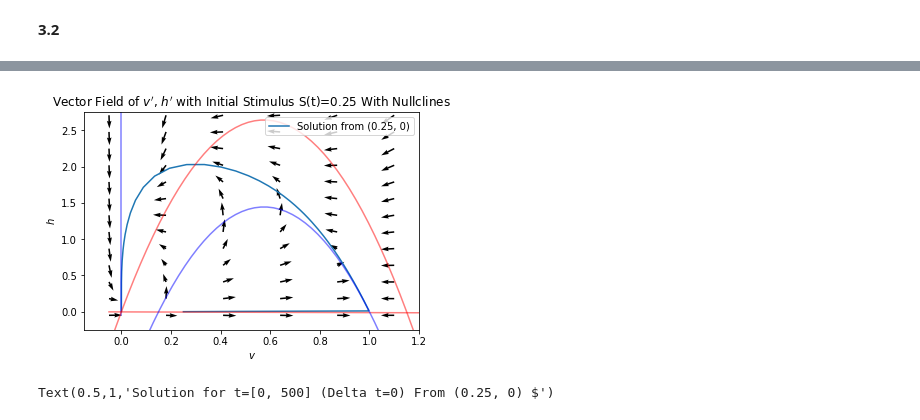
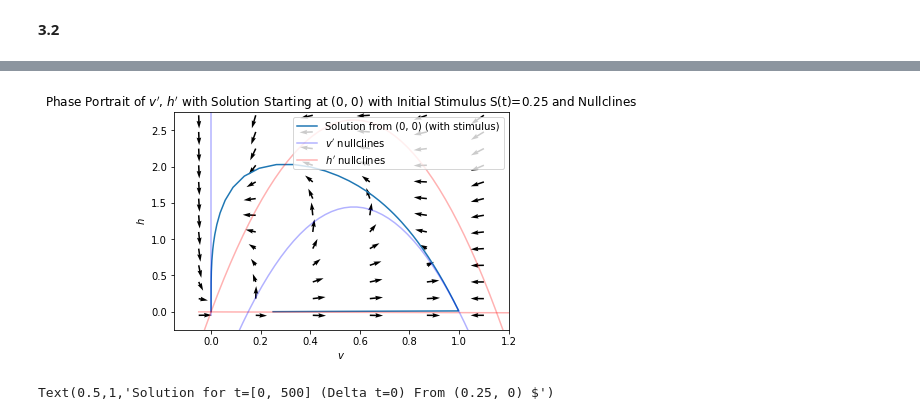
Before and after one commit to sloughlin/differential-equations, a Jupyter notebook: Project3.ipynb, the cells around one changed output, grey strips where cells are left out. Drawn from its saved outputs; the diff is of its cells as text; code cells hidden in the pictures.

```diff
--- a/Project3.ipynb
+++ b/Project3.ipynb
@@ -7,7 +7,7 @@ from scipy.integrate import ode
 # %%
 # See Wk11_ODESystems.pdf
 #plot in phase space = plot against one another
-def integrator(dx, dy, t_interval, initial_conditions, init=None):
+def integrator(dx, dy, t_interval, initial_conditions, init=None, T=None):
     def vdp1(t, y, init=init):
         a = 0.15
         k = 8
@@ -21,7 +21,9 @@ def integrator(dx, dy, t_interval, initial_conditions, init=None):
     #     dydt[0] = y[1]
     #     dydt[0] = h
 #         dydt[0] = -k*v*(v-a)*(v-1) - v*h
-        if init is not None:
+        if T is not None:
+            dydt[0] = dx(y[0], y[1], t, init, T)
+        elif init is not None:
             dydt[0] = dx(y[0], y[1], t, init)
         else:
             dydt[0] = dx(y[0], y[1], t)
@@ -36,7 +38,6 @@ def integrator(dx, dy, t_interval, initial_conditions, init=None):
 
 #     t_int = np.linspace(t0, t1+1, 500) # points of evaluation of solution
     t_int = np.arange(t0, t1+1, 0.2)
-    print
     # initial value
     y0 = initial_conditions
 
@@ -212,7 +209,7 @@ mu2 = 0.3
 v_interval = [-0.05, 1.2]
 h_interval = [-0.05, 2.75]
 
-labels = ['v', 'h', 'Nullclines of $v\'$ and $h\'$']
+labels = ['v', 'h', 'Phase Portrait of $v\'$ and $h\'$ with Nullclines']
 
 def dvdt(v, h, t, a=a, k=k, eps0=eps0, mu1=mu1, mu2=mu2, init=0):
     return -k*v*(v-a)*(v-1) - v*h
@@ -238,15 +235,19 @@ flow(v_interval,
      [0, 500],
      labels,
      step = 0.23)
+
 h_nullclines = [nullh_1, nullh_2, nullv_2]
 v_nullclines = [nullv_1]
 colors = ['b', 'r', 'r', 'b']
+nullcline_labels = ['$v\'$ nullclines', '$h\'$ nullclines']
 plot_nullclines(v_interval,
                 h_interval,
                 v_nullclines,
                 h_nullclines,
                 colors,
-                labels)
+                labels,
+                nullcline_labels
+               )
 # Plot equilibrium solution: v=0, h=0
 plt.plot(0, 0, 'o', color='black')
 # %% [output]
@@ -267,7 +268,7 @@ v0 = 0.5
 h0 = 0.2
 initial_conditions_3a=[v0, h0]
 
-labels[2] = 'Vector Field of $v\'$, $h\'$ with a Sample Solution Curve Starting at ({0}, {1})'.format(initial_conditions_3a[0], initial_conditions_3a[1])
+# labels[2] = 'Vector Field of $v\'$, $h\'$ with a Sample Solution Curve Starting at ({0}, {1})'.format(initial_conditions_3a[0], initial_conditions_3a[1])
 # integrator(dvdt, dhdt, v_interval, h_interval, initial_conditions)
 flow(v_interval,
      h_interval,
@@ -283,7 +284,7 @@ flow(v_interval,
 
 
 initial_conditions_3b = [0.1, 0.2]
-labels[2] = 'Vector Field of $v\'$, $h\'$ with Sample Solution Curves'.format(initial_conditions_3b[0], initial_conditions_3b[1])
+labels[2] = 'Vector Field of $v\'$, $h\'$ with Sample Solution Curves Starting at (0.5, 0.2) and (0.1, 0.2)'.format(initial_conditions_3b[0], initial_conditions_3b[1])
 plt.plot(initial_conditions_3a[0], initial_conditions_3a[1], 'o', color='black', label="Starting Point ({},{})".format(initial_conditions_3a[0], initial_conditions_3a[1]))
 plt.plot(initial_conditions_3b[0], initial_conditions_3b[1], 'o', color='black', label="Starting Point ({},{})".format(initial_conditions_3b[0], initial_conditions_3b[1]))
 
@@ -353,26 +331,39 @@ Text(0.5,1,'Single Initial Stimulus on ')
 # %%
-labels[2] = "Vector Field of $v\'$, $h\'$ with Initial Stimulus S(t)=0.25 With Nullclines"
+#Question 2
+labels[2] = "Phase Portrait of $v\'$, $h\'$ with Solution Starting at (0, 0) with Initial Stimulus S(t)=0.25 and Nullclines"
+a = 0.15
+k = 8
+eps0 = 0.002
+mu1 = 0.2
+mu2 = 0.3
+init = 0
+T = 100
+t_interval = [0, 500]
+v_interval = [-0.05, 1.2]
+h_interval = [-0.05, 2.75]
+initial_conditions = [0.25, 0]
 
 flow(v_interval,
      h_interval,
      dvdt_st, dhdt,
      t_interval,
      labels,
      step = 0.23,
      integrate = True,
      initial_conditions=initial_conditions,
-     soln_label = 'Solution from (0.25, 0)',
-     init=0
+     soln_label = 'Solution from (0, 0) (with stimulus)',
+     init=0,
     )
 
 plot_nullclines(v_interval,
                 h_interval,
                 v_nullclines,
                 h_nullclines,
                 colors,
                 labels,
-                alpha = 0.5,
+                nullcline_labels,
+                alpha = 0.3,
                 region_colors = False)
 # %% [output]
-[figure, old version]
+[figure, new version]
 # %%
```
Also changed, not shown: parts of 12 cells of this notebook.
